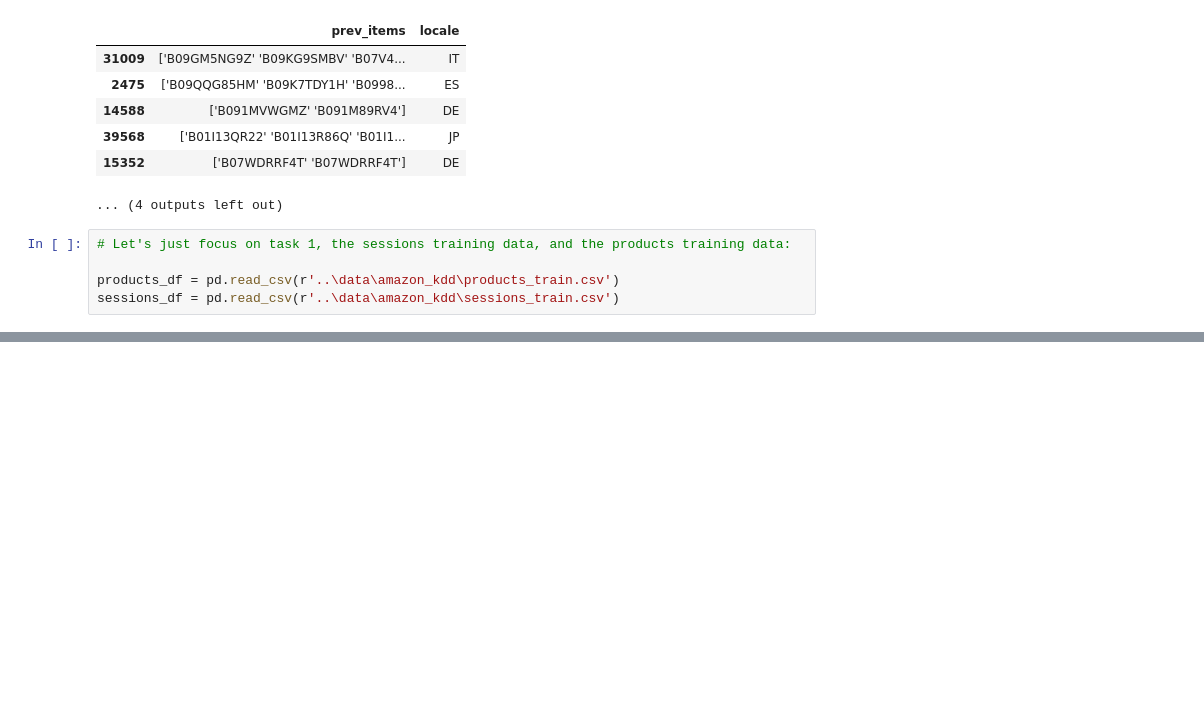
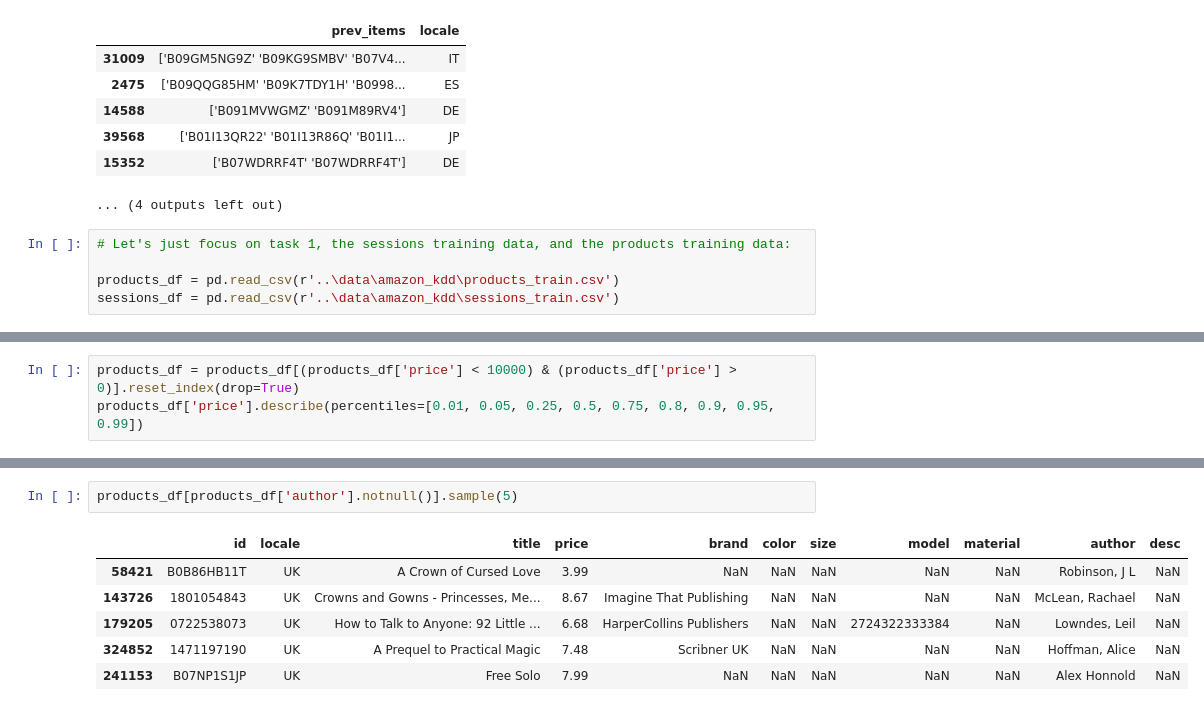
Before and after one commit to alinneman/recommender_system, a Jupyter notebook: notebooks/analysis_amazonkdd.ipynb, the cells around one changed output, grey strips where cells are left out. Drawn from its saved outputs; the diff is of its cells as text; blank space fills up the shorter version.

```diff
--- a/notebooks/analysis_amazonkdd.ipynb
+++ b/notebooks/analysis_amazonkdd.ipynb
@@ -151,0 +132,3 @@ Name: count, Length: 76348, dtype: int64
+# %%
+products_df = products_df[(products_df['price'] < 10000) & (products_df['price'] > 0)].reset_index(drop=True)
+products_df['price'].describe(percentiles=[0.01, 0.05, 0.25, 0.5, 0.75, 0.8, 0.9, 0.95, 0.99])
@@ -151,0 +151,9 @@ Name: count, Length: 76348, dtype: int64
+# %%
+products_df[products_df['author'].notnull()].sample(5)
+# %% [output]
+|  | id | locale | title | price | brand | color | size | model | material | author | desc |
+| 58421 | B0B86HB11T | UK | A Crown of Cursed Love | 3.99 | NaN | NaN | NaN | NaN | NaN | Robinson, J L | NaN |
+| 143726 | 1801054843 | UK | Crowns and Gowns - Princesses, Me... | 8.67 | Imagine That Publishing | NaN | NaN | NaN | NaN | McLean, Rachael | NaN |
+| 179205 | 0722538073 | UK | How to Talk to Anyone: 92 Little ... | 6.68 | HarperCollins Publishers | NaN | NaN | 2724322333384 | NaN | Lowndes, Leil | NaN |
+| 324852 | 1471197190 | UK | A Prequel to Practical Magic | 7.48 | Scribner UK | NaN | NaN | NaN | NaN | Hoffman, Alice | NaN |
+| 241153 | B07NP1S1JP | UK | Free Solo | 7.99 | NaN | NaN | NaN | NaN | NaN | Alex Honnold | NaN |
```
Also changed, not shown: parts of 12 cells of this notebook, 8 other files.
